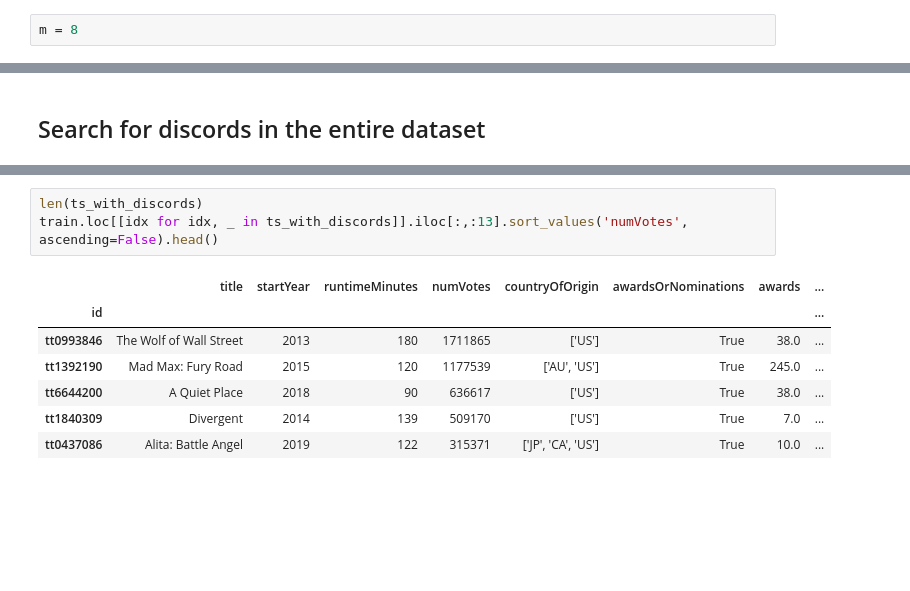
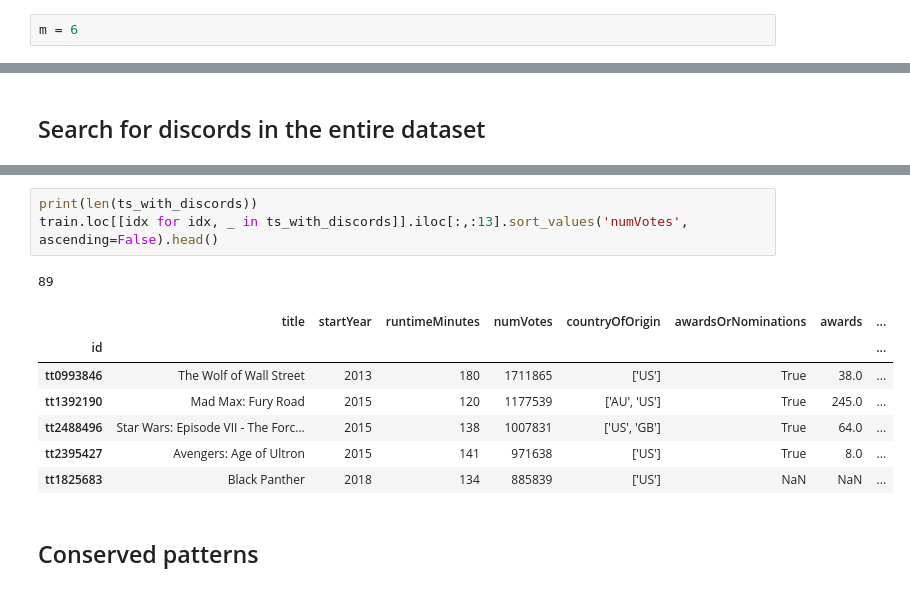
Before and after one commit to g-fabiani4-unipi/dm2_project, a Jupyter notebook: src/time_series/motifs_discords.ipynb, the cells around one changed output, grey strips where cells are left out. Cells and saved outputs as stored; diff of their text form; blank space fills up the shorter version.

```diff
--- a/src/time_series/motifs_discords.ipynb
+++ b/src/time_series/motifs_discords.ipynb
@@ -42,5 +45,5 @@ def get_title(movie_id):
 # %%
-m = 8
+m = 6
 # %%
 transformer = MatrixProfile(m=m)
 # %%
@@ -149,11 +152,14 @@ Wall time: 111 ms
 # %%
-len(ts_with_discords)
+print(len(ts_with_discords))
 train.loc[[idx for idx, _ in ts_with_discords]].iloc[:,:13].sort_values('numVotes', ascending=False).head()
 # %% [output]
+89
 |  | title | startYear | runtimeMinutes | numVotes | countryOfOrigin | awardsOrNominations | awards | ... |
 | id |  |  |  |  |  |  |  | ... |
 | tt0993846 | The Wolf of Wall Street | 2013 | 180 | 1711865 | ['US'] | True | 38.0 | ... |
 | tt1392190 | Mad Max: Fury Road | 2015 | 120 | 1177539 | ['AU', 'US'] | True | 245.0 | ... |
-| tt6644200 | A Quiet Place | 2018 | 90 | 636617 | ['US'] | True | 38.0 | ... |
-| tt1840309 | Divergent | 2014 | 139 | 509170 | ['US'] | True | 7.0 | ... |
-| tt0437086 | Alita: Battle Angel | 2019 | 122 | 315371 | ['JP', 'CA', 'US'] | True | 10.0 | ... |
+| tt2488496 | Star Wars: Episode VII - The Forc... | 2015 | 138 | 1007831 | ['US', 'GB'] | True | 64.0 | ... |
+| tt2395427 | Avengers: Age of Ultron | 2015 | 141 | 971638 | ['US'] | True | 8.0 | ... |
+| tt1825683 | Black Panther | 2018 | 134 | 885839 | ['US'] | NaN | NaN | ... |
+# %% [markdown]
+## Conserved patterns
```
Also changed, not shown: parts of 18 cells of this notebook.
